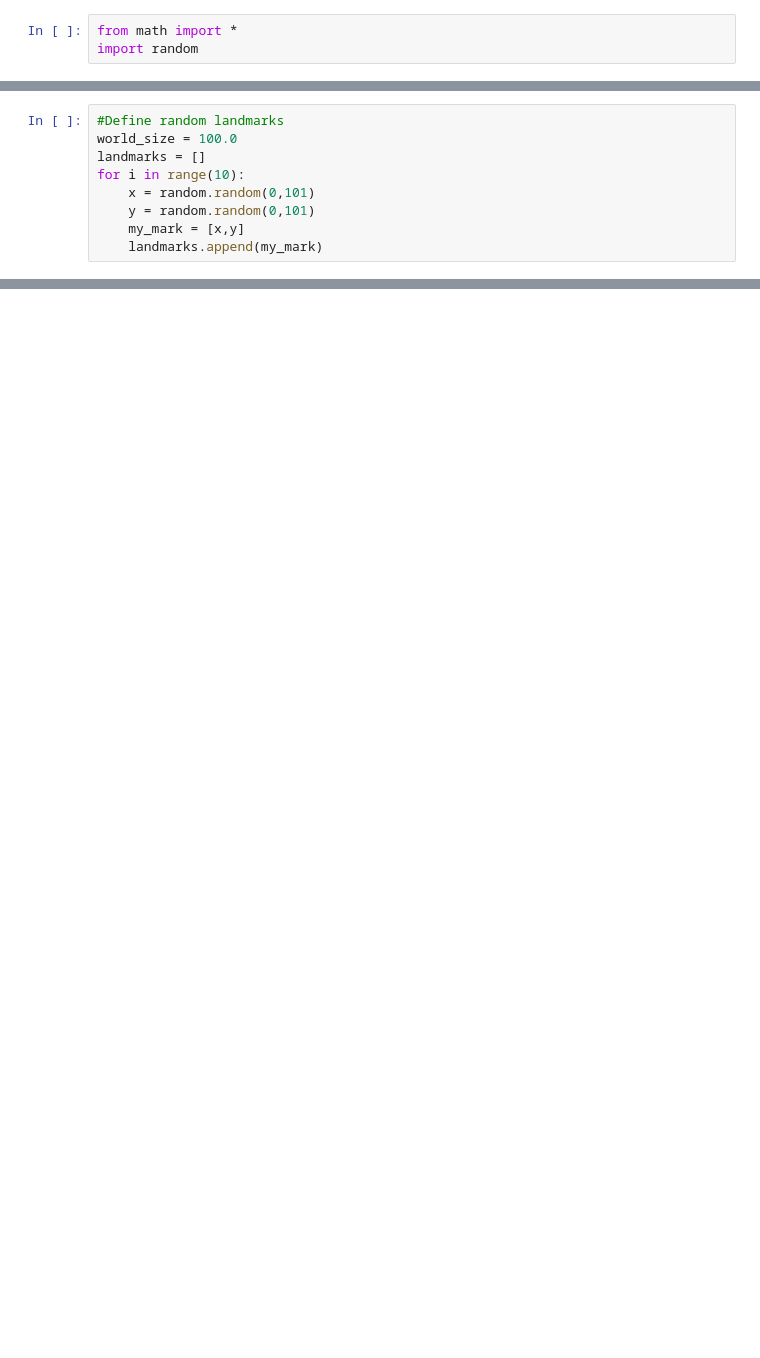
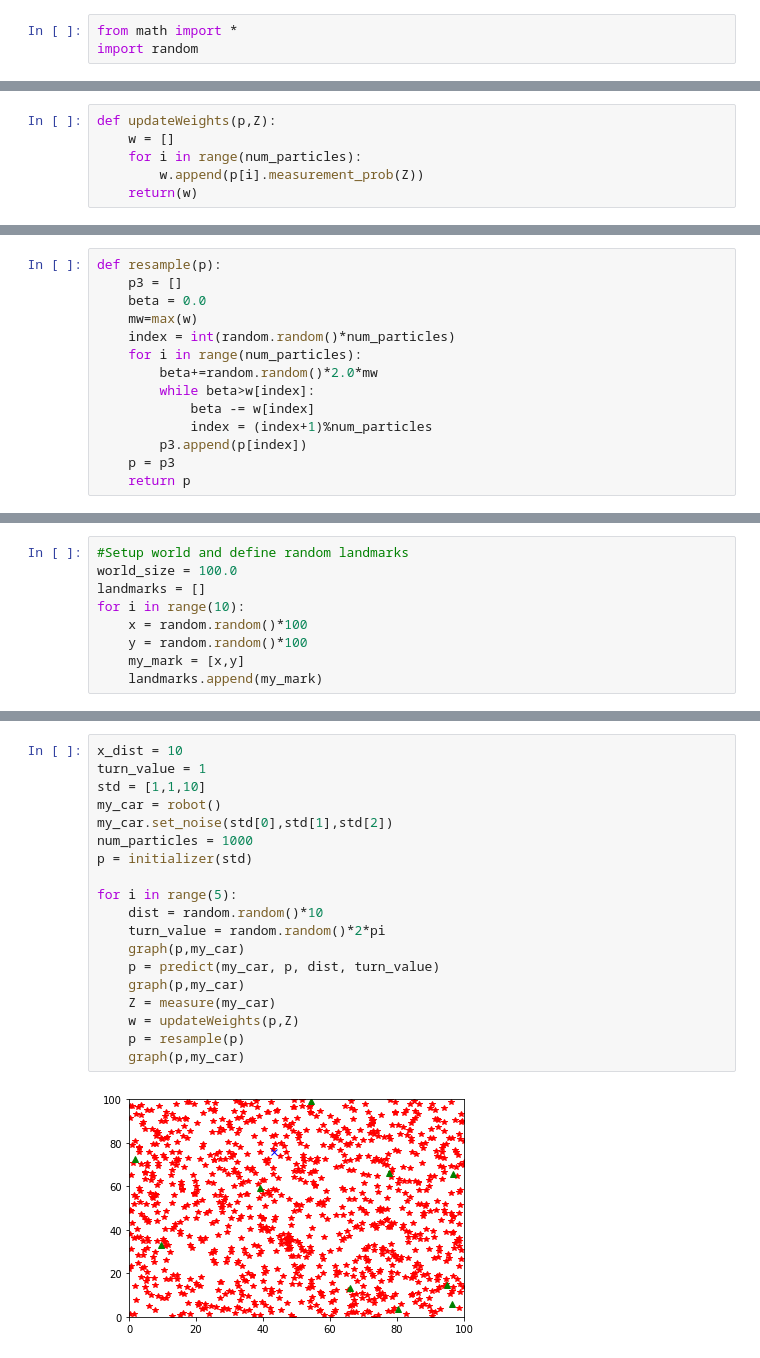
Before and after one commit to mmeyer95/ParticleFilter, a Jupyter notebook: Particle Filter-checkpoint.ipynb, the cells around one changed output, grey strips where cells are left out. Cells and saved outputs as stored; diff of their text form; blank space fills up the shorter version.

Commit message:
Particle Filter complete
Particle filter can be configured for different parameters (# landmarks, initial position, move distance, number of particles, etc.).

```diff
--- a/Particle Filter-checkpoint.ipynb
+++ b/Particle Filter-checkpoint.ipynb
@@ -3,0 +160,6 @@ import random
+# %%
+def updateWeights(p,Z):
+    w = []
+    for i in range(num_particles):
+        w.append(p[i].measurement_prob(Z))
+    return(w)
@@ -3,0 +168,14 @@ import random
+# %%
+def resample(p):
+    p3 = []
+    beta = 0.0
+    mw=max(w)
+    index = int(random.random()*num_particles)
+    for i in range(num_particles):
+        beta+=random.random()*2.0*mw
+        while beta>w[index]:
+            beta -= w[index]
+            index = (index+1)%num_particles
+        p3.append(p[index])
+    p = p3
+    return p
@@ -4,9 +184,9 @@ import random
 # %%
-#Define random landmarks
+#Setup world and define random landmarks
 world_size = 100.0
 landmarks = []
 for i in range(10):
-    x = random.random(0,101)
-    y = random.random(0,101)
+    x = random.random()*100
+    y = random.random()*100
     my_mark = [x,y]
     landmarks.append(my_mark)
@@ -34,0 +193,21 @@ for i in range(num_particles):
+# %%
+x_dist = 10
+turn_value = 1
+std = [1,1,10]
+my_car = robot()
+my_car.set_noise(std[0],std[1],std[2])
+num_particles = 1000
+p = initializer(std)
+
+for i in range(5):
+    dist = random.random()*10
+    turn_value = random.random()*2*pi
+    graph(p,my_car)
+    p = predict(my_car, p, dist, turn_value)
+    graph(p,my_car)
+    Z = measure(my_car)
+    w = updateWeights(p,Z)
+    p = resample(p)
+    graph(p,my_car)
+# %% [output]
+[figure, added]
```
Also changed, not shown: parts of 23 cells of this notebook.
